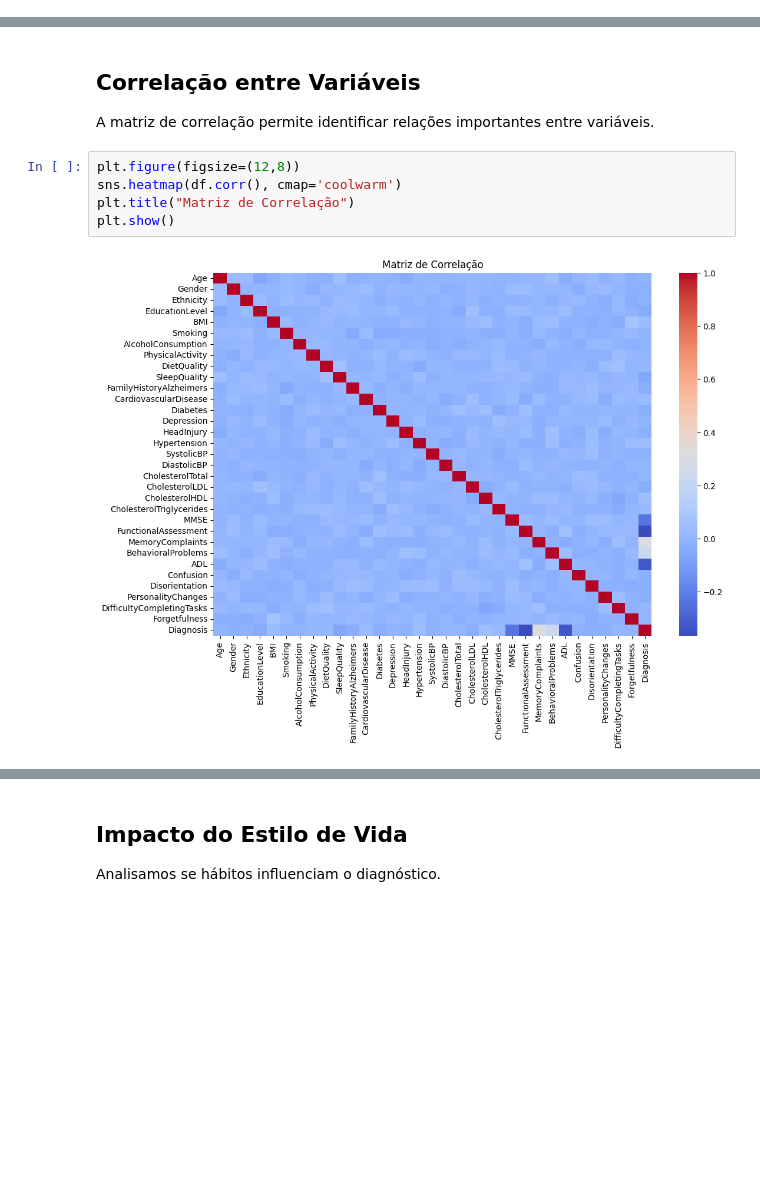
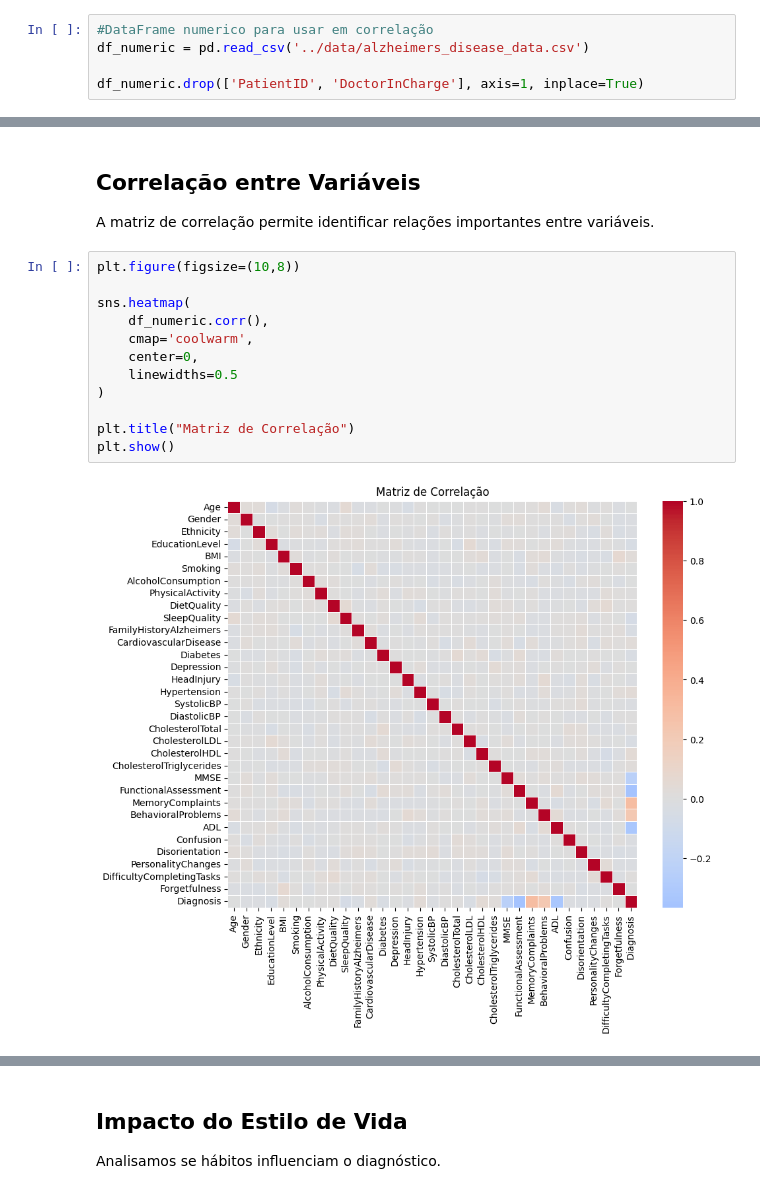
Before and after one commit to JoaoVittorAlves/Projeto-Dataviz, a Jupyter notebook: notebooks/exploracao.ipynb, the cells around one changed output, grey strips where cells are left out. Drawn from its saved outputs; the diff is of its cells as text; blank space fills up the shorter version.

Commit message:
Add df_numerico e df_visual, tambem matriz corr

```diff
--- a/notebooks/exploracao.ipynb
+++ b/notebooks/exploracao.ipynb
@@ -254,4 +254,9 @@ df.head()
 | 3 | 74 | 1 | 0 | 1 | 33.800817 | 1 | 12.209266 | 8.428001 | ... |
 | 4 | 89 | 0 | 0 | 0 | 20.716974 | 0 | 18.454356 | 6.310461 | ... |
 5 rows × 33 columns
+# %%
+#DataFrame numerico para usar em correlação
+df_numeric = pd.read_csv('../data/alzheimers_disease_data.csv')
+
+df_numeric.drop(['PatientID', 'DoctorInCharge'], axis=1, inplace=True)
 # %%
@@ -339,9 +357,16 @@ plt.show()
 
 A matriz de correlação permite identificar relações importantes entre variáveis.
 # %%
-plt.figure(figsize=(12,8))
-sns.heatmap(df.corr(), cmap='coolwarm')
+plt.figure(figsize=(10,8))
+
+sns.heatmap(
+    df_numeric.corr(),
+    cmap='coolwarm',
+    center=0,
+    linewidths=0.5
+)
+
 plt.title("Matriz de Correlação")
 plt.show()
 # %% [output]
-[figure, old version]
+[figure, new version]
```
Also changed, not shown: parts of 12 cells of this notebook, 1 other file.
